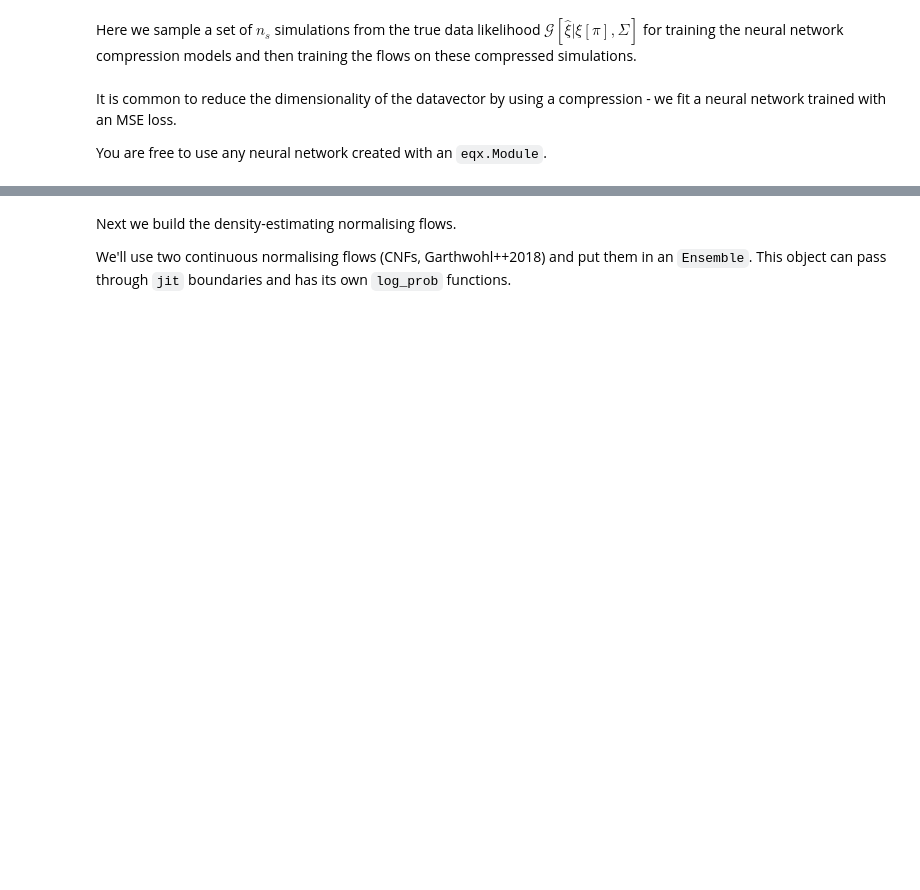
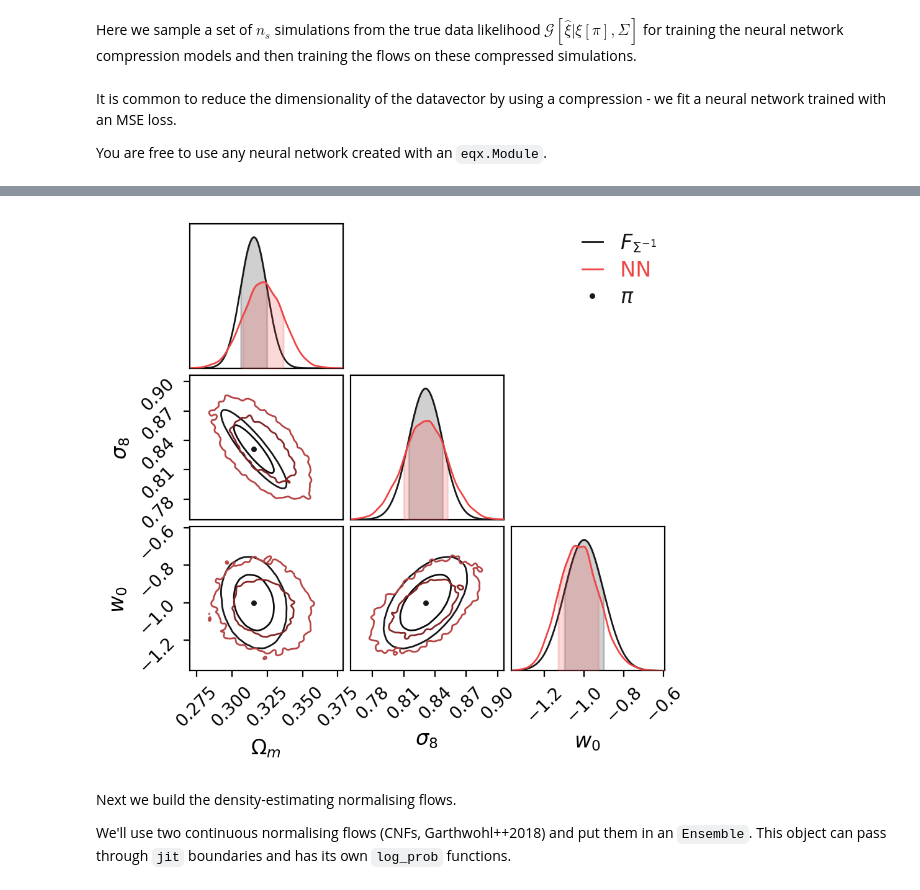
Before and after one commit to homerjed/sbiax, a Jupyter notebook: examples/shear_nn.ipynb, the cells around one changed output, grey strips where cells are left out. Saved outputs shown, nothing was run; the diff lists cells and outputs as text; code cells hidden in the pictures; blank space fills up the shorter version.

```diff
--- a/examples/shear_nn.ipynb
+++ b/examples/shear_nn.ipynb
@@ -110,3 +124,40 @@ X = jax.vmap(model)(preprocess_fn(D))
+# %%
+c = ChainConsumer()
+
+c.add_chain(
+    Chain.from_covariance(
+        alpha,
+        Finv,
+        columns=parameter_names,
+        name=r"$F_{\Sigma^{-1}}$",
+        color="k",
+        shade_alpha=0.
+    )
+)
+
+D0 = jr.multivariate_normal(key, mu, covariance, (10_000,))
+X0 = jax.vmap(model)(preprocess_fn(D0))
+
+c.add_chain(
+    Chain(
+        samples=make_df(X0, jnp.ones((len(X0),)), parameter_names),
+        name="NN",
+        color="b",
+        shade_alpha=0.
+    )
+)
+
+c.add_marker(
+    location=dict(zip(parameter_names, np.asarray(alpha))), name=r"$\pi$", color="k"
+)
+
+fig = c.plotter.plot()
+fig.set_dpi(200)
+fig.set_figheight(4.5)
+fig.set_figwidth(4.5)
+plt.show()
+# %% [output]
+[figure, added]
 # %% [markdown]
 Next we build the density-estimating normalising flows.
 
```
Also changed, not shown: parts of 7 cells of this notebook, 10 other files.
